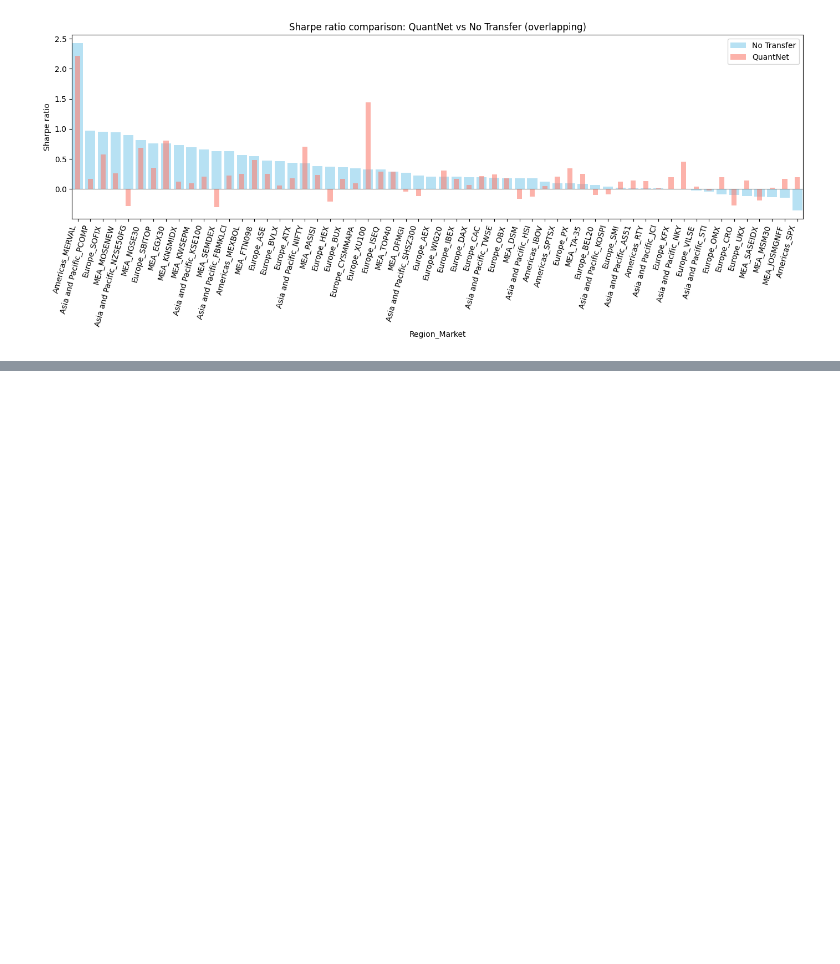
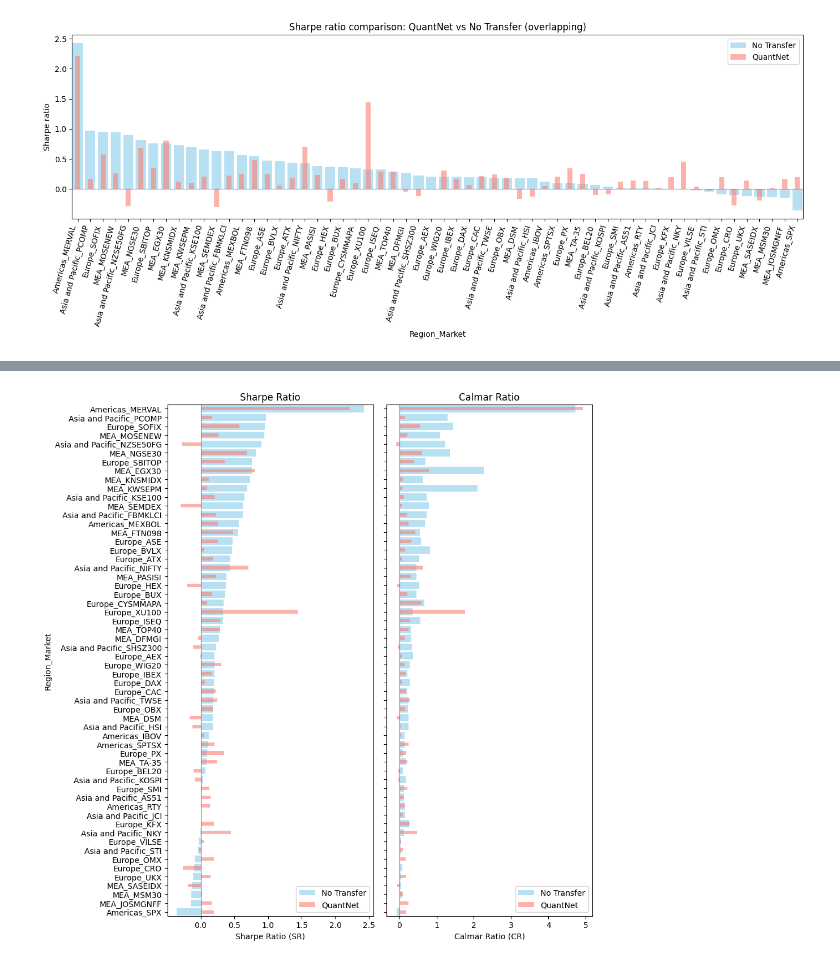
Before and after one commit to ducnguyen1014/QuantNet, a Jupyter notebook: main.ipynb, the cells around one changed output, grey strips where cells are left out. Drawn from its saved outputs; the diff is of its cells as text; code cells hidden in the pictures; blank space fills up the shorter version.

Commit message:
COMPLETE: chart_3

```diff
--- a/main.ipynb
+++ b/main.ipynb
@@ -34,7 +34,11 @@ df = load_csvs_from_folder(folder_path)
 # %%
 df_test = df[df["set"] == "test"]
 # %%
-grouped_df_test = df_test.groupby(by=["exchange", "transferstrat"]).mean(numeric_only=True).reset_index()
+grouped_df_test = (
+    df_test.groupby(by=["exchange", "transferstrat"])
+    .mean(numeric_only=True)
+    .reset_index()
+)
 grouped_df_test
 # %% [output]
 |  | exchange | transferstrat | SR | CR | MDD | ANN_RET | ANN_VOL | SortR | DownRisk | VaR | ... |
@@ -119,0 +140,52 @@ fig.savefig("chart_2.png")
+# %%
+import matplotlib.pyplot as plt
+
+# Take needed columns
+chart_3 = grouped_df_test[["exchange", "transferstrat", "SR", "CR"]].copy()
+
+# Replace strategy names
+chart_3["transferstrat"] = chart_3["transferstrat"].replace(
+    {"1000_global_lstm_lstm": "QuantNet", "1000_no_transfer_linear": "No Transfer"}
+)
+
+# Pivot for SR and CR
+pivot_SR = chart_3.pivot(index="exchange", columns="transferstrat", values="SR")
+pivot_CR = chart_3.pivot(index="exchange", columns="transferstrat", values="CR")
+
+# Sort by SR (No Transfer) to keep order consistent
+order = pivot_SR.sort_values(by="No Transfer", ascending=True).index
+pivot_SR = pivot_SR.loc[order]
+pivot_CR = pivot_CR.loc[order]
+
+# Create 2 subplots side by side
+fig, axes = plt.subplots(ncols=2, figsize=(10, 10), sharey=True)
+
+# --- Left plot: SR ---
+pivot_SR["No Transfer"].plot(
+    kind="barh", ax=axes[0], color="skyblue", alpha=0.6, width=0.8, label="No Transfer"
+)
+pivot_SR["QuantNet"].plot(
+    kind="barh", ax=axes[0], color="salmon", alpha=0.6, width=0.4, label="QuantNet"
+)
+axes[0].set_xlabel("Sharpe Ratio (SR)")
+axes[0].set_ylabel("Region_Market")
+axes[0].set_title("Sharpe Ratio")
+axes[0].axvline(0, color="gray", linewidth=0.8)
+axes[0].legend()
+
+# --- Right plot: CR ---
+pivot_CR["No Transfer"].plot(
+    kind="barh", ax=axes[1], color="skyblue", alpha=0.6, width=0.8, label="No Transfer"
+)
+pivot_CR["QuantNet"].plot(
+    kind="barh", ax=axes[1], color="salmon", alpha=0.6, width=0.4, label="QuantNet"
+)
+axes[1].set_xlabel("Calmar Ratio (CR)")
+axes[1].set_title("Calmar Ratio")
+axes[1].axvline(0, color="gray", linewidth=0.8)
+axes[1].legend()
+
+plt.tight_layout()
+plt.show()
+# %% [output]
+[figure, added]
```
Also changed, not shown: parts of 5 cells of this notebook, 1 other file.
